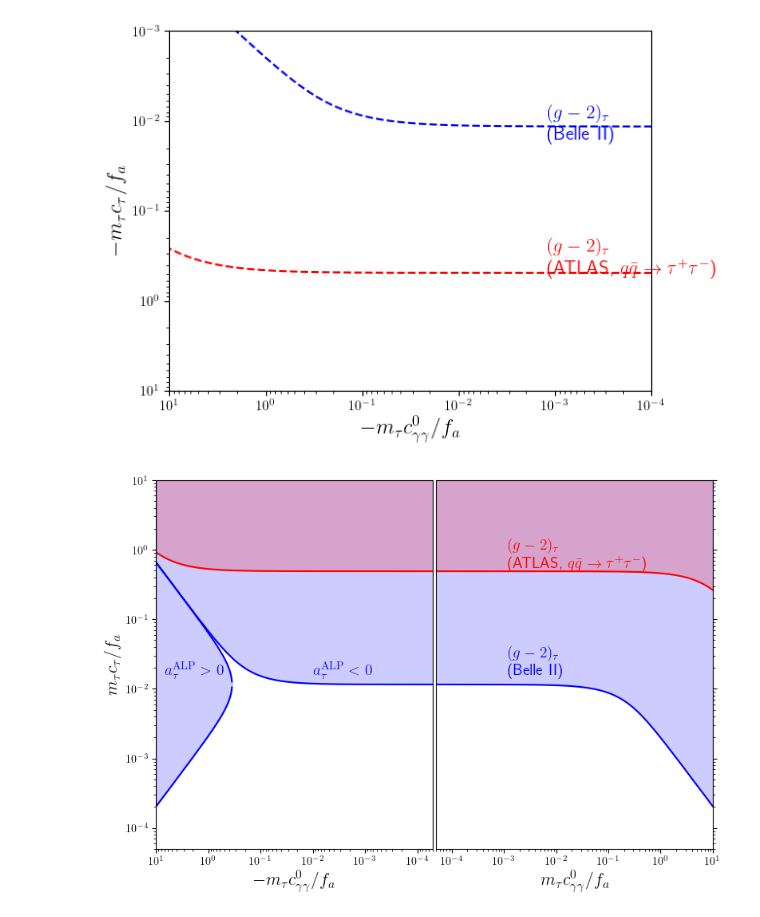
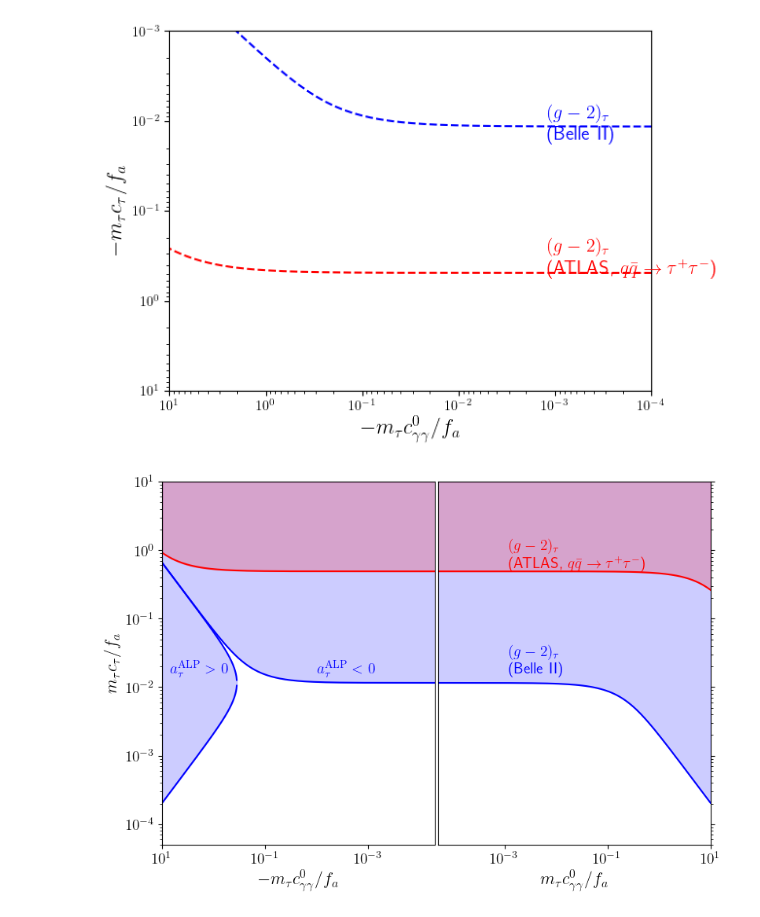
Before and after one commit to Jorge-Alda/tauALPs, a Jupyter notebook: ALP/g2/g2_new.ipynb, the cells around one changed output. Cells and saved outputs as stored; diff of their text form; code cells hidden in the pictures.

```diff
--- a/ALP/g2/g2_new.ipynb
+++ b/ALP/g2/g2_new.ipynb
@@ -482,32 +479,34 @@ axs[1].fill_between(np.logspace(np.log10(0.5e-4), 1, 200), [mtauTeV*(-cg/mtauTeV
 
 
 axs[0].loglog(np.logspace(np.log10(0.5e-4), 1, 200), [mtauTeV*(-cg/mtauTeV*a_gamma-np.sqrt(cg**2/mtauTeV**2*a_gamma**2+4*a_ctau*a_exp))/(2*a_ctau) for cg in -np.logspace(-4, 1, 200)], c='red')
 axs[0].fill_between(np.logspace(np.log10(0.5e-4), 1, 200), [mtauTeV*(-cg/mtauTeV*a_gamma-np.sqrt(cg**2/mtauTeV**2*a_gamma**2+4*a_ctau*a_exp))/(2*a_ctau) for cg in -np.logspace(np.log10(0.5e-4), 1, 200)], 10, color='red', alpha=0.2)
 
 a_exp = 1.8e-3
 axs[0].loglog(np.logspace(-4, 1, 200), [mtauTeV*(-cg/mtauTeV*a_gamma-np.sqrt(cg**2/mtauTeV**2*a_gamma**2+4*a_ctau*a_exp))/(2*a_ctau) for cg in -np.logspace(-4, 1, 200)], c='red')
 axs[0].loglog(np.logspace(-4, 1, 200), [mtauTeV*(-cg/mtauTeV*a_gamma+np.sqrt(cg**2/mtauTeV**2*a_gamma**2+4*a_ctau*a_exp))/(2*a_ctau) for cg in -np.logspace(-4, 1, 200)], c='red')
 
 axs[1].annotate( r'$(g-2)_\tau$' + '\n(ATLAS, ' + r'$q\bar{q}\to \tau^+\tau^-$)', (1.2e-3, 315*mtauTeV), color='red', fontsize=14)
 axs[1].annotate(r'$(g-2)_\tau$' + '\n(Belle II)', (1.2e-3,9*mtauTeV), color='blue', fontsize=14)
 
 axs[0].annotate(r'$a_\tau^\mathrm{ALP}<0$', (1e-2,9*mtauTeV), color='blue', fontsize=14)
 axs[0].annotate(r'$a_\tau^\mathrm{ALP}>0$', (7,9*mtauTeV), color='blue', fontsize=14)
 
 axs[0].set_xlim(0.5e-4, 1e1)
 axs[1].set_xlim(0.5e-4, 1e1)
 axs[0].set_ylim(0.5e-4, 1e1)
 axs[1].set_ylim(0.5e-4, 1e1)
 axs[0].set_xlabel(r'$-m_\tau c_{\gamma\gamma}^0/f_a$', fontsize=16)
 axs[1].set_xlabel(r'$m_\tau c_{\gamma\gamma}^0/f_a$', fontsize=16)
 axs[0].set_ylabel(r'$m_\tau c_\tau/f_a$', fontsize=16)
 
 
 axs[1].yaxis.tick_right()
 axs[1].yaxis.set_ticklabels([])
 axs[0].invert_xaxis()
+axs[0].tick_params(axis='both', which='major', labelsize=14)
+axs[1].tick_params(axis='both', which='major', labelsize=14)
 
 plt.subplots_adjust(wspace=0.01)
-plt.savefig('gtau_cgg0.pdf')
+plt.savefig('gtau_cgg0.pdf', bbox_inches='tight')
 # %% [output]
-[figure, old version]
+[figure, new version]
```
Also changed, not shown: parts of 2 cells of this notebook, 11 other files.
